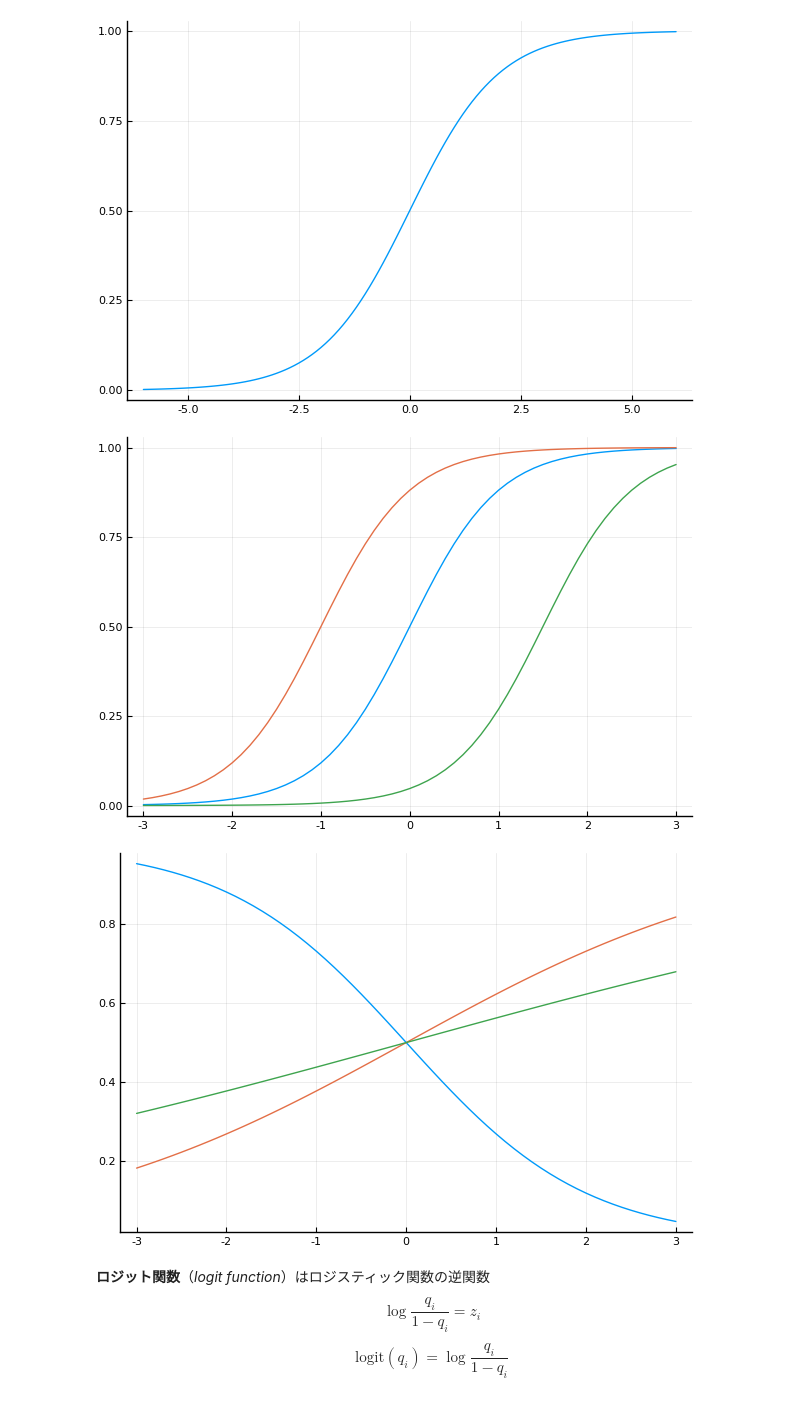
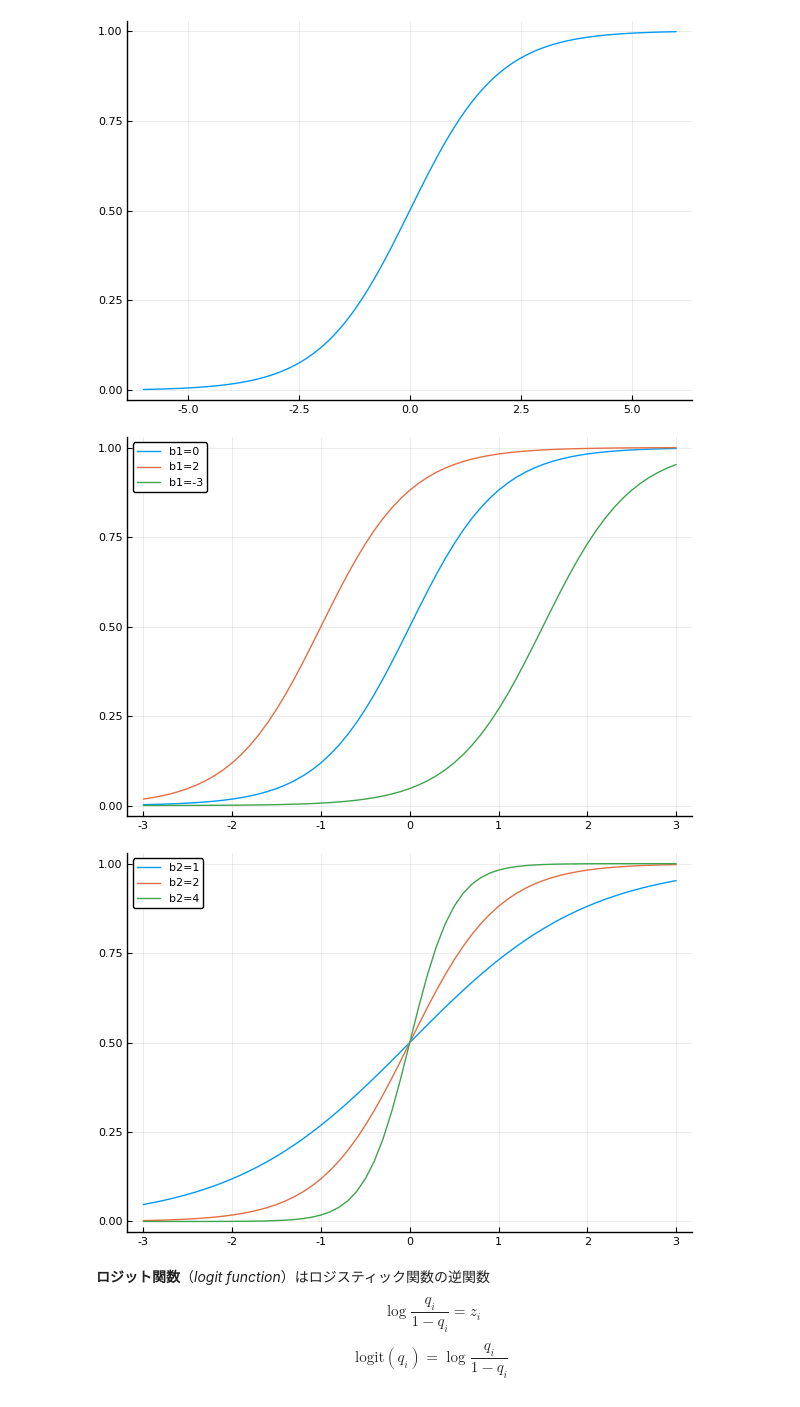
Before and after one commit to JikanBae/kubo-midoribon-julia, a Jupyter notebook: ch6.ipynb, the cells around one changed output. Saved outputs shown, nothing was run; the diff lists cells and outputs as text; code cells hidden in the pictures.

```diff
--- a/ch6.ipynb
+++ b/ch6.ipynb
@@ -114,18 +89,42 @@ plot(z, cdf.(Logistic(), z), legend=false)
 [figure]
 # %%
 z = range(-3, stop=3, step=0.1)
-plot(z, cdf.(Logistic(0, 1/2), z), legend=false)
-plot!(z, cdf.(Logistic(-2/2, 1/2), z))
-plot!(z, cdf.(Logistic(3/2, 1/2), z))
+
+b1 = 0; b2 = 2;
+theta = 1 / b2
+mu = -b1 * theta
+plot(z, cdf.(Logistic(mu, theta), z), label="b1=0")
+
+b1 = 2; b2 = 2;
+theta = 1 / b2
+mu = -b1 * theta
+plot!(z, cdf.(Logistic(mu, theta), z), label="b1=2")
+
+b1 = -3; b2 = 2;
+theta = 1 / b2
+mu = -b1 * theta
+plot!(z, cdf.(Logistic(mu, theta), z), label="b1=-3")
 # %% [output]
-[figure, old version]
+[figure, new version]
 # %%
 z = range(-3, stop=3, step=0.1)
-plot(z, 1 .- cdf.(Logistic(0, 1), z), legend=false)
-plot!(z, cdf.(Logistic(0, 2), z))
-plot!(z, cdf.(Logistic(0, 4), z))
+
+b1 = 0; b2 = 1;   # 負値が扱えない
+theta = 1 / b2
+mu = -b1 * theta
+plot(z, cdf.(Logistic(mu, theta), z), label="b2=1")
+
+b1 = 0; b2 = 2;
+theta = 1 / b2
+mu = -b1 * theta
+plot!(z, cdf.(Logistic(mu, theta), z), label="b2=2")
+
+b1 = 0; b2 = 4;
+theta = 1 / b2
+mu = -b1 * theta
+plot!(z, cdf.(Logistic(mu, theta), z), label="b2=4")
 # %% [output]
-[figure, old version]
+[figure, new version]
 # %% [markdown]
 **ロジット関数**（_logit function_）はロジスティック関数の逆関数
 $$ \log\frac{q_i}{1 - q_i} = z_i $$
```
Also changed, not shown: parts of 3 cells of this notebook.
